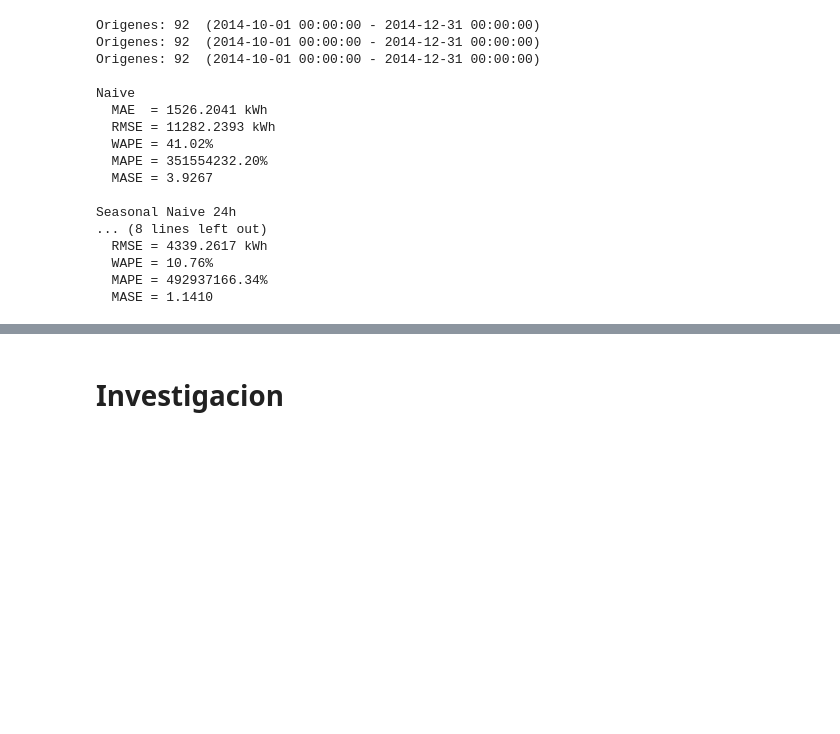
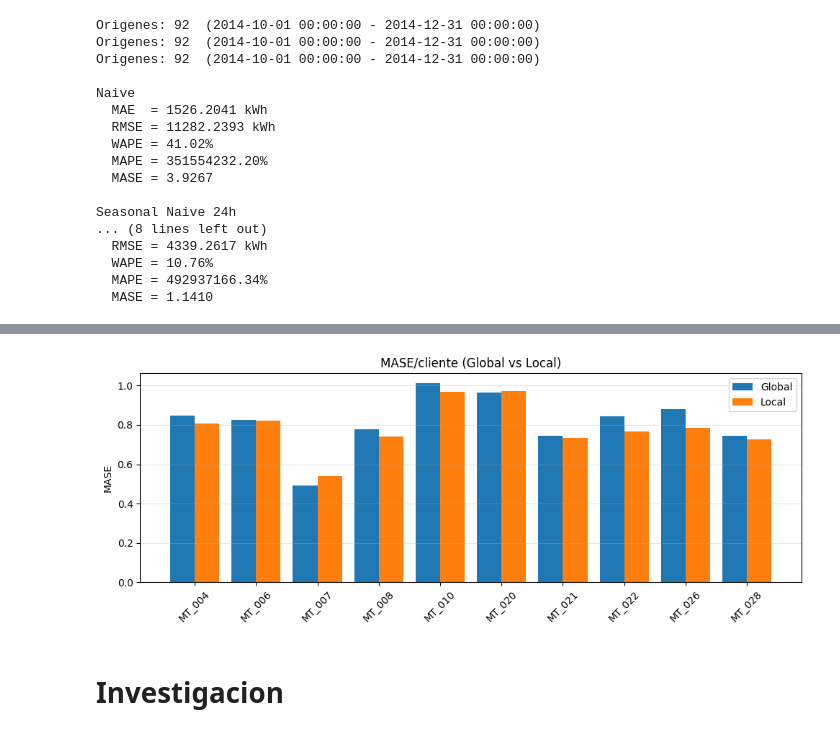
Before and after one commit to abbydoag/Labs_DeepL, a Jupyter notebook: Lab9.ipynb, the cells around one changed output, grey strips where cells are left out. Drawn from its saved outputs; the diff is of its cells as text; code cells hidden in the pictures; blank space fills up the shorter version.

```diff
--- a/Lab9.ipynb
+++ b/Lab9.ipynb
@@ -559,0 +827,69 @@ RuntimeError: Expected 2 to 3 dimensions, but got 4-dimensional tensor for argum
+# %%
+#modelos local vs global
+print("Entrenamiento 10 modelos locales")
+print("-"*60)
+
+clientes_eval = clientes_sel[:10]
+mase_local_por_cliente = {}
+mase_global_por_cliente = {}
+
+den_train = (train - train.shift(24)).abs().mean().replace(0, np.nan)
+
+def mase_por_cliente(preds, real, den_train):
+    num = (preds - real).abs().mean()
+    return (num / den_train).dropna()
+
+mase_global_por_cliente = mase_por_cliente(
+    RESULTADOS["DLinear"]["preds"], real_test, den_train
+)
+
+for i, cliente in enumerate(clientes_eval):
+    print(f"  [{i+1}/10] Cliente {cliente}:")
+
+    train_c = train[[cliente]]
+    val_c= val[[cliente]]
+    test_c = test[[cliente]]
+
+    mu_c  =train_c.mean()
+    std_c = train_c.std().replace(0, 1.0)
+    train_cn = (train_c-mu_c)/std_c
+    val_cn   = (val_c- mu_c) / std_c
+
+    ds_tr = SeriesOnlyDataset(train_cn, cov_all.loc[train_c.index], L=168, H=24)
+    ds_va = SeriesOnlyDataset(val_cn,   cov_all.loc[val_c.index],   L=168, H=24)
+
+    torch.manual_seed(42); np.random.seed(42)
+    model = DLinear(L=168, H=24).to(DEVICE)
+    model, _ = entrenar_modelo(model, ds_tr, ds_va, epochs=15, lr=1e-3, batch_size=64, device=DEVICE, verbose=False)
+
+    history_seed_c = pd.concat([train_c, val_c])
+    pf = make_torch_predict(model, cov_all, 168, 24, mu_c, std_c, DEVICE, series_only=True)
+    pr_c, real_c = backtest(pf, test_c, history_seed_c)
+
+    mase_local_por_cliente[cliente] = mase_por_cliente(pr_c, real_c, den_train[[cliente]]).iloc[0]
+
+df_local_global = pd.DataFrame({
+    "Cliente": clientes_eval,
+    "MASE_global": [mase_global_por_cliente[c] for c in clientes_eval],
+    "MASE_local":  [mase_local_por_cliente[c] for c in clientes_eval]
+})
+df_local_global["Mejora_local_%"] = 100 * (df_local_global["MASE_global"] - df_local_global["MASE_local"]) / df_local_global["MASE_global"]
+df_local_global["Ganador"] = df_local_global.apply(lambda r: "Local" if r["MASE_local"] < r["MASE_global"] else "Global", axis=1)
+
+print("\n" + "-"*70)
+print(df_local_global.round(4).to_string(index=False))
+print("-"*70)
+print(f"\nMASE prom. global (10 clientes): {df_local_global['MASE_global'].mean():.4f}")
+print(f"MASE prom. local  (10 clientes): {df_local_global['MASE_local'].mean():.4f}")
+print(f"Gana local: {(df_local_global['Ganador']=='Local').sum()}/10")
+print(f"Gana global: {(df_local_global['Ganador']=='Global').sum()}/10")
+
+fig, ax = plt.subplots(figsize=(10, 4))
+x = np.arange(len(clientes_eval))
+ax.bar(x - 0.2, df_local_global["MASE_global"], 0.4, label="Global", color="C0")
+ax.bar(x + 0.2, df_local_global["MASE_local"],  0.4, label="Local",  color="C1")
+ax.set_xticks(x); ax.set_xticklabels(clientes_eval, rotation=45)
+ax.set_ylabel("MASE"); ax.set_title("MASE/cliente (Global vs Local)")
+ax.legend(); ax.grid(alpha=.3, axis="y")
+plt.tight_layout(); plt.show()
+# %% [output]
@@ -559,0 +913 @@ RuntimeError: Expected 2 to 3 dimensions, but got 4-dimensional tensor for argum
+[figure, added]
```
Also changed, not shown: parts of 13 cells of this notebook.
